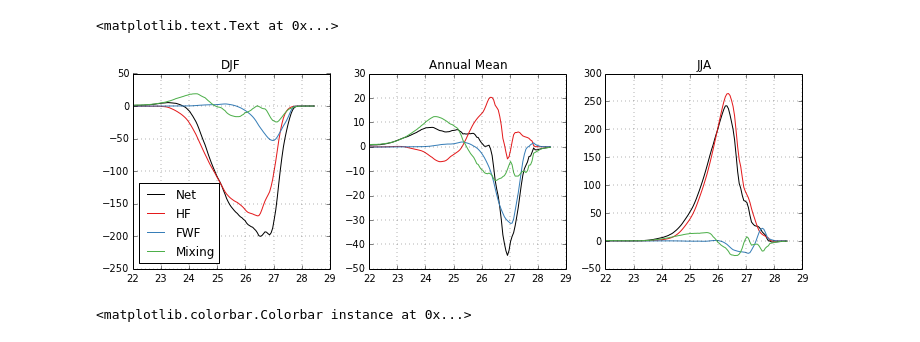
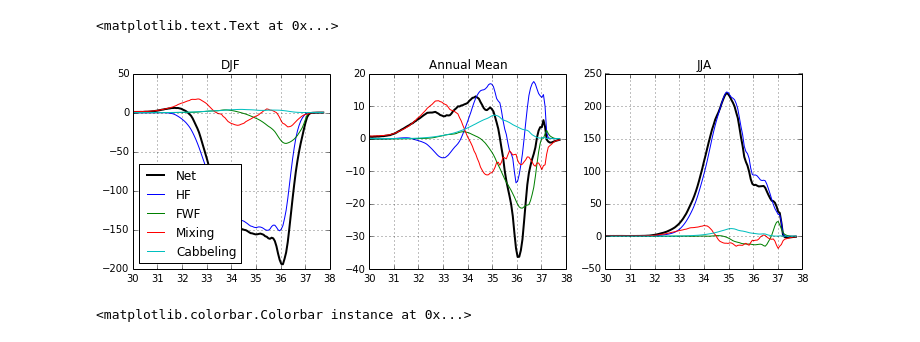
Before and after one commit to rabernat/pop_water_mass, a Jupyter notebook: notebooks/plot_transformation_rates.ipynb, the cells around one changed output. Cells and saved outputs as stored; diff of their text form; code cells hidden in the pictures.

```diff
--- a/notebooks/plot_transformation_rates.ipynb
+++ b/notebooks/plot_transformation_rates.ipynb
@@ -3,12 +3,12 @@ import numpy as np
 from matplotlib import pyplot as plt
 %matplotlib inline
 # %%
-expt = 'hconst050'
+expt = 'WMT_rho_hconst050_new'
 regions = ['natl', 'npac', 'so']
 d = dict()
 
 for r in regions:
-    d[r] = np.load('../data/A_%s_%s.npz' % (expt, r))
+    d[r] = np.load('../data/%s_%s.npz' % (expt, r))
 T = np.arange(d['natl']['A'].shape[0])/12.
 
 # create seasonal and annual means
@@ -28,30 +28,30 @@ for r in regions:
 # %%
 r = 'so'
 Sv = 1e6
 
 f = plt.figure(figsize=(12,3.5))
 
 plt.subplot(131)
-plt.plot(d[r]['rholevs'][1:] - 1000., -A_seasonal[r]['djf'].sum(axis=0)/ Sv)
+plt.plot(d[r]['rholevs'][1:] - 1000., -A_seasonal[r]['djf'].sum(axis=0)/ Sv, 'k-', linewidth=2)
 plt.plot(d[r]['rholevs'][1:] - 1000., -A_seasonal[r]['djf'].T/ Sv)
 plt.grid()
-plt.legend(['Net','HF','FWF','Mixing'], loc='lower left')
+plt.legend(['Net','HF','FWF','Mixing', 'Cabbeling'], loc='lower left')
 plt.title('DJF')
 
 plt.subplot(132)
-plt.plot(d[r]['rholevs'][1:] - 1000., -A_annmean[r].sum(axis=0)/ Sv)
+plt.plot(d[r]['rholevs'][1:] - 1000., -A_annmean[r].sum(axis=0)/ Sv, 'k-', linewidth=2)
 plt.plot(d[r]['rholevs'][1:] - 1000., -A_annmean[r].T/ Sv)
 plt.grid()
 plt.title('Annual Mean')
 
 plt.subplot(133)
-plt.plot(d[r]['rholevs'][1:] - 1000., -A_seasonal[r]['jja'].sum(axis=0)/ Sv)
+plt.plot(d[r]['rholevs'][1:] - 1000., -A_seasonal[r]['jja'].sum(axis=0)/ Sv, 'k-', linewidth=2)
 plt.plot(d[r]['rholevs'][1:] - 1000., -A_seasonal[r]['jja'].T/ Sv)
 plt.grid()
 plt.title('JJA')
 # %% [output]
 <matplotlib.text.Text at 0x...>
-[figure, old version]
+[figure, new version]
 # %%
 plt.figure(figsize=(18,6))
 plt.pcolormesh(T, d['so']['rholevs'][1:], np.cumsum(d['so']['A'][:,2,:], axis=1).T)
```
Also changed, not shown: 10 other files.
